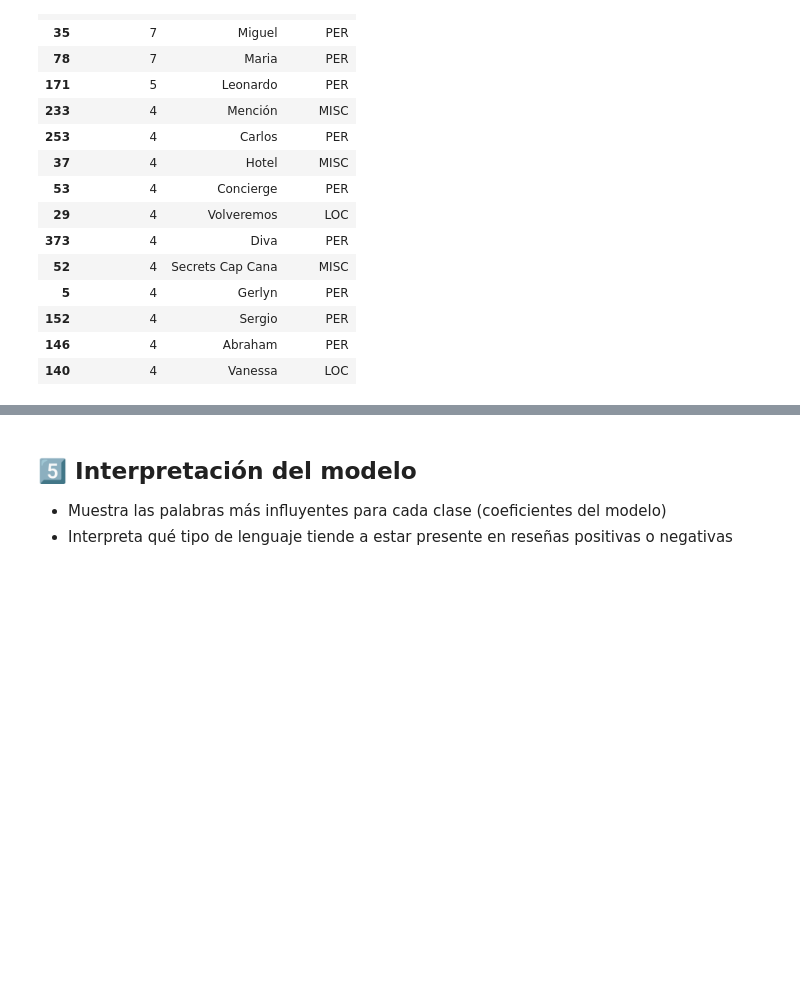
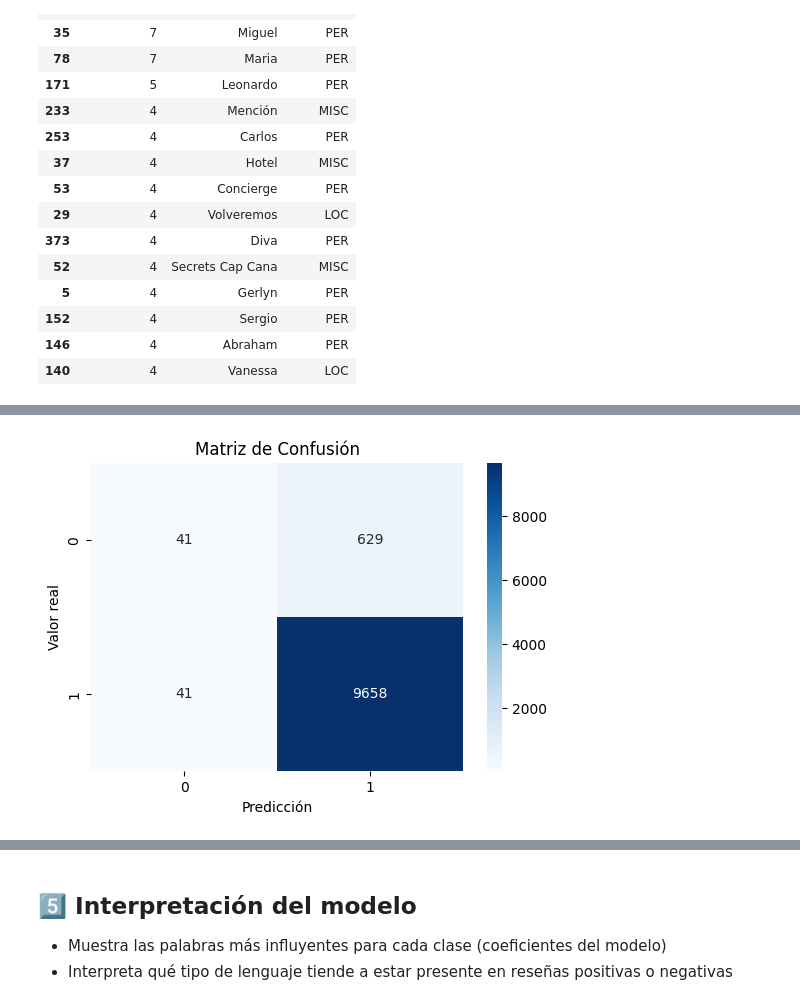
Before and after one commit to jsanchezv4/procesamiento, a Jupyter notebook: S6_taller_aplicado_(1).ipynb, the cells around one changed output, grey strips where cells are left out. Drawn from its saved outputs; the diff is of its cells as text; code cells hidden in the pictures; blank space fills up the shorter version.

```diff
--- a/S6_taller_aplicado_(1).ipynb
+++ b/S6_taller_aplicado_(1).ipynb
@@ -487,0 +525,13 @@ KeyError: 'RATING'
+# %%
+# Calcular matriz de confusión
+cm = confusion_matrix(y_test, y_pred, labels=[0, 1])
+
+# Visualizar matriz
+plt.figure(figsize=(6, 4))
+sns.heatmap(cm, annot=True, fmt="d", cmap="Blues", xticklabels=[0, 1], yticklabels=[0, 1])
+plt.xlabel("Predicción")
+plt.ylabel("Valor real")
+plt.title("Matriz de Confusión")
+plt.show()
+# %% [output]
+[figure, added]
```
Also changed, not shown: parts of 8 cells of this notebook.
